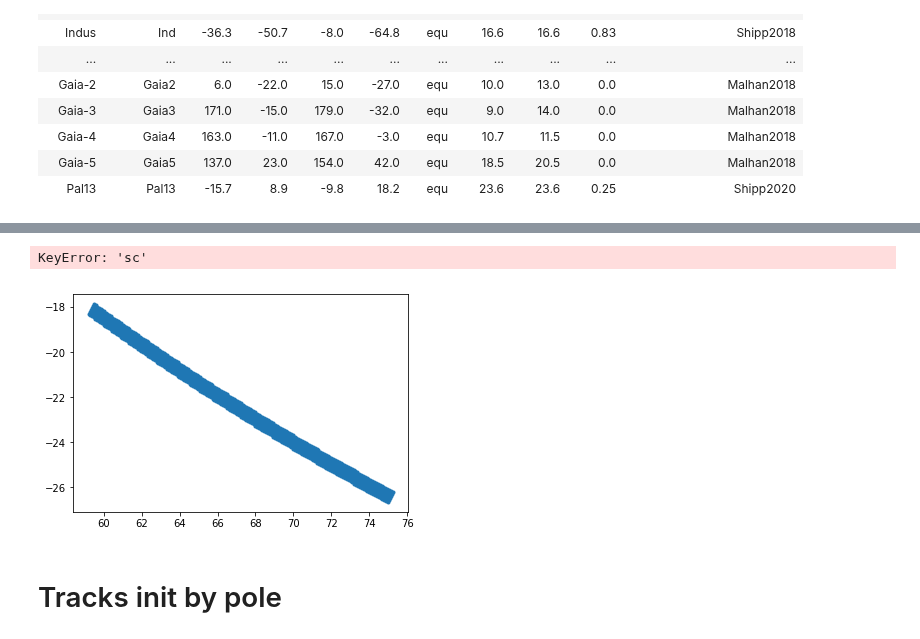
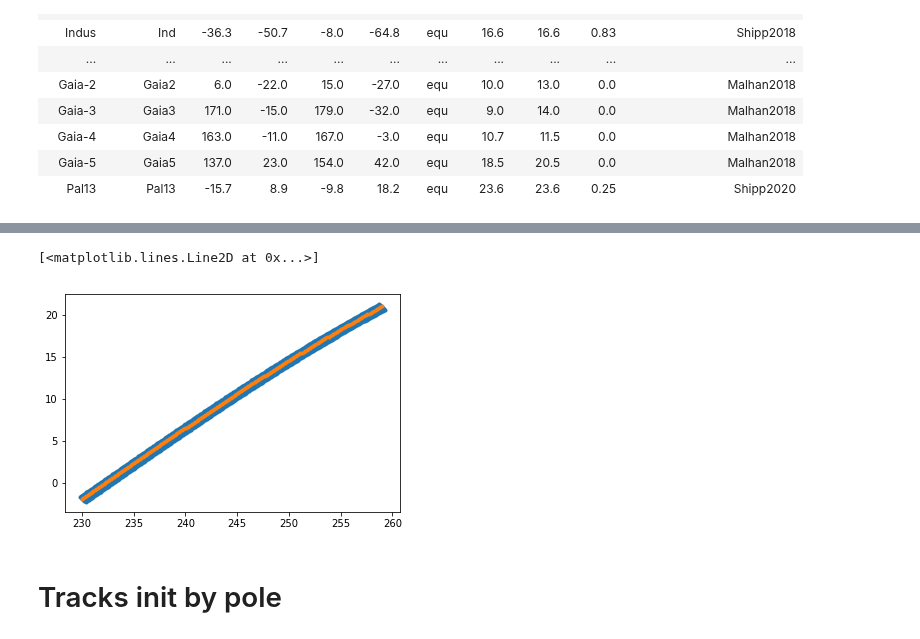
Before and after one commit to cmateu/galstreams, a Jupyter notebook: galstreams/tracks/standardized_tracks.ipynb, the cells around one changed output, grey strips where cells are left out. Saved outputs shown, nothing was run; the diff lists cells and outputs as text; code cells hidden in the pictures.

```diff
--- a/galstreams/tracks/standardized_tracks.ipynb
+++ b/galstreams/tracks/standardized_tracks.ipynb
@@ -419,14 +338,17 @@ ValueError: non-broadcastable output operand with shape () doesn't match the bro
 mwsts=galstreams.MWStreams(verbose=False)
 # %%
 #Read-in validation
-ofilen="track.ep.Turranburra.shipp2018.ecsv"
-rr=astropy.io.ascii.read(ofilen, format='ecsv')
+ofilen="track.ep.Acheron.grillmair2009.ecsv"
+t = astropy.table.QTable.read(ofilen)
+sc = ac.SkyCoord(**t)
+
+#rr=astropy.io.ascii.read(ofilen, format='ecsv')
 #rr["sc"].ra
-plt.plot(mwsts["Turranburra"].ra,mwsts["Turranburra"].dec,'.')
-plt.plot(rr["sc"].icrs.ra.deg,rr["sc"].icrs.dec.deg,'.')
+plt.plot(mwsts["Acheron"].ra,mwsts["Acheron"].dec,'.')
+plt.plot(sc.ra.deg,sc.dec.deg,'.')
 # %% [output]
-KeyError: 'sc'
+[<matplotlib.lines.Line2D at 0x...>]
-[figure, old version]
+[figure, new version]
 # %% [markdown]
 Tracks init by pole
 ====================
```
Also changed, not shown: parts of 16 cells of this notebook, 1 other file.
